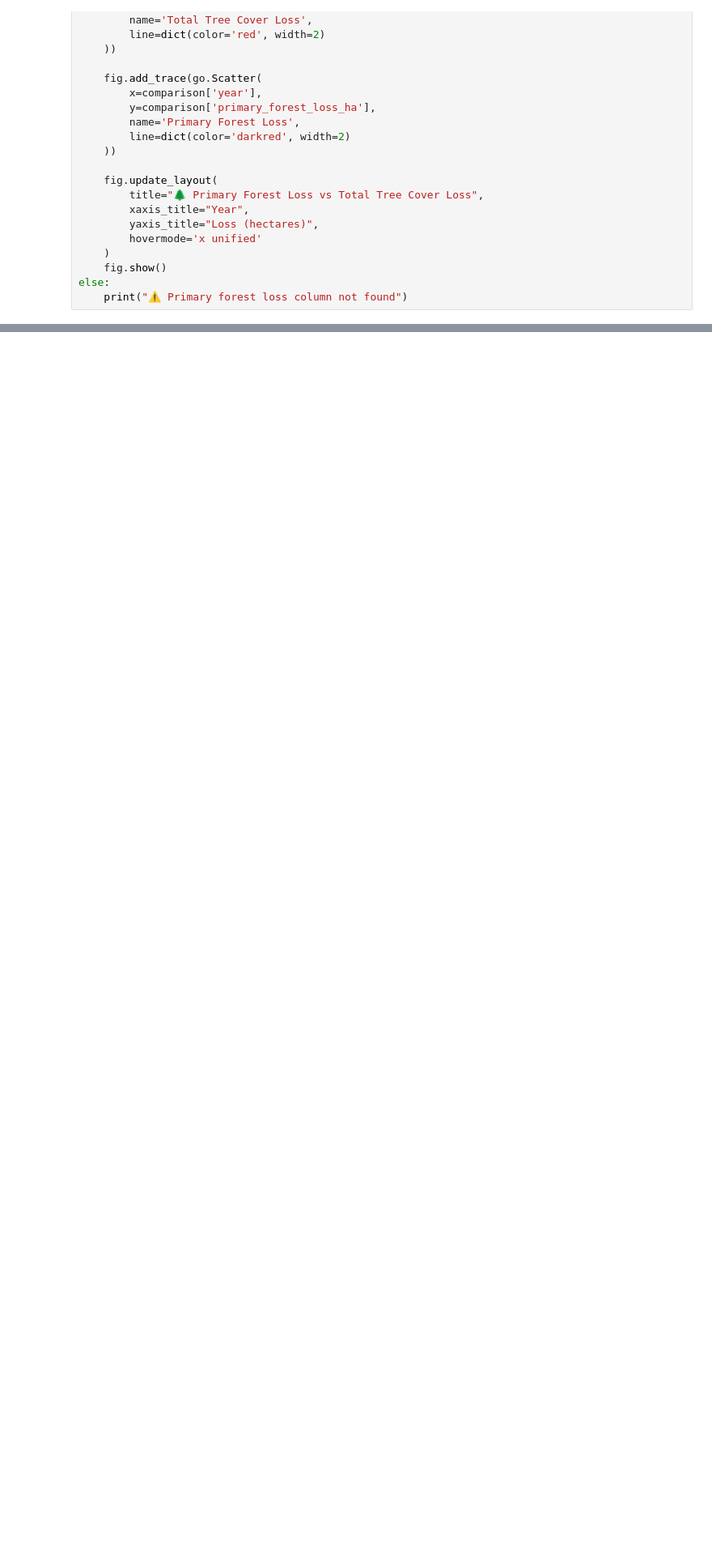
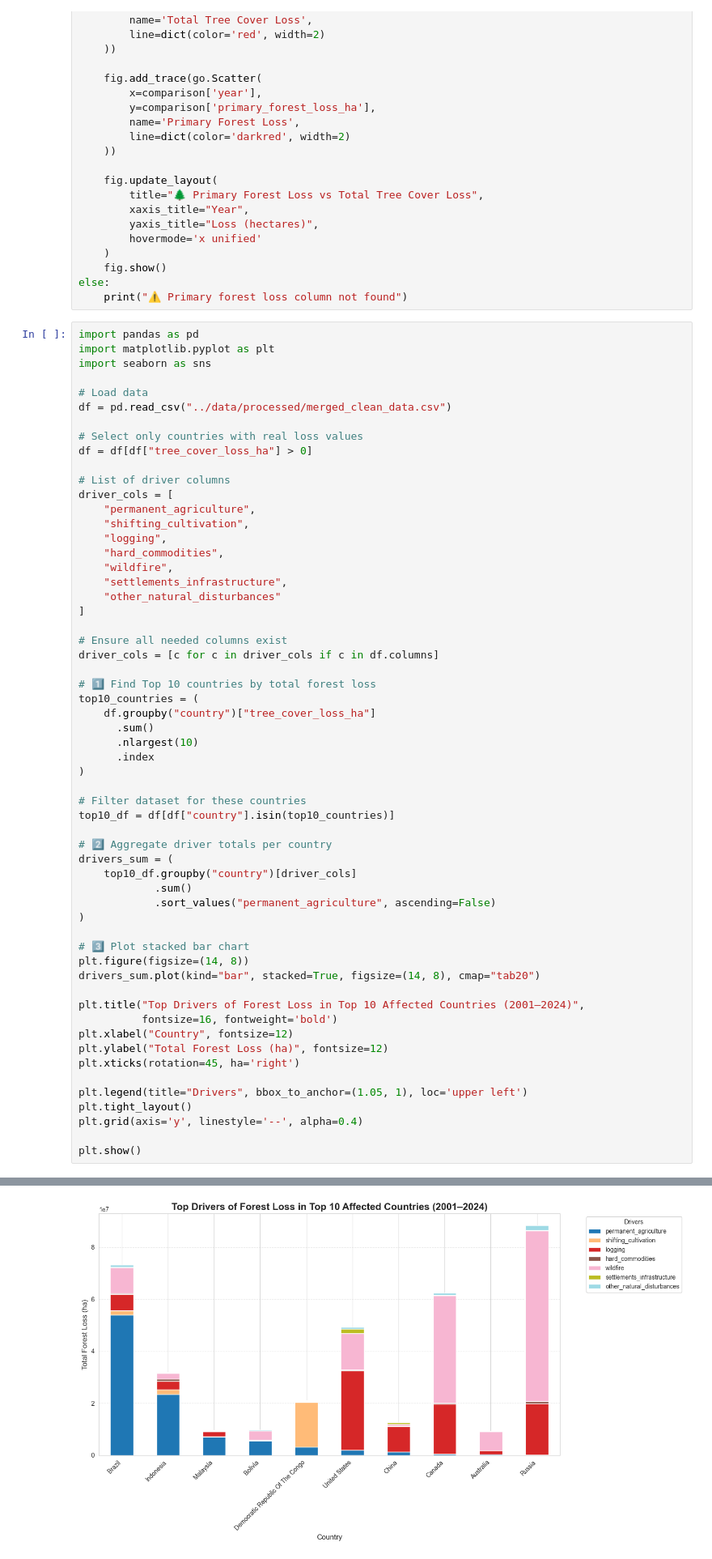
Before and after one commit to dantawalli/AISS-forest-restoration-project, a Jupyter notebook: notebooks/03_exploratory_data_analysis.ipynb, the cells around one changed output, grey strips where cells are left out. Shown at 81% size. Saved outputs shown, nothing was run; the diff lists cells and outputs as text; blank space fills up the shorter version.

Commit message:
Add the main drivers per top tree cover lost countries and primary lost countries

```diff
--- a/notebooks/03_exploratory_data_analysis.ipynb
+++ b/notebooks/03_exploratory_data_analysis.ipynb
@@ -319,3 +341,62 @@ if 'primary_forest_loss_ha' in df.columns:
     fig.show()
 else:
     print("⚠️ Primary forest loss column not found")
+# %%
+import pandas as pd
+import matplotlib.pyplot as plt
+import seaborn as sns
+
+# Load data
+df = pd.read_csv("../data/processed/merged_clean_data.csv")
+
+# Select only countries with real loss values
+df = df[df["tree_cover_loss_ha"] > 0]
+
+# List of driver columns
+driver_cols = [
+    "permanent_agriculture",
+    "shifting_cultivation",
+    "logging",
+    "hard_commodities",
+    "wildfire",
+    "settlements_infrastructure",
+    "other_natural_disturbances"
+]
+
+# Ensure all needed columns exist
+driver_cols = [c for c in driver_cols if c in df.columns]
+
+# 1️⃣ Find Top 10 countries by total forest loss
+top10_countries = (
+    df.groupby("country")["tree_cover_loss_ha"]
+      .sum()
+      .nlargest(10)
+      .index
+)
+
+# Filter dataset for these countries
+top10_df = df[df["country"].isin(top10_countries)]
+
+# 2️⃣ Aggregate driver totals per country
+drivers_sum = (
+    top10_df.groupby("country")[driver_cols]
+            .sum()
+            .sort_values("permanent_agriculture", ascending=False)
+)
+
+# 3️⃣ Plot stacked bar chart
+plt.figure(figsize=(14, 8))
+drivers_sum.plot(kind="bar", stacked=True, figsize=(14, 8), cmap="tab20")
+
+plt.title("Top Drivers of Forest Loss in Top 10 Affected Countries (2001–2024)",
+          fontsize=16, fontweight='bold')
+plt.xlabel("Country", fontsize=12)
+plt.ylabel("Total Forest Loss (ha)", fontsize=12)
+plt.xticks(rotation=45, ha='right')
+
+plt.legend(title="Drivers", bbox_to_anchor=(1.05, 1), loc='upper left')
+plt.tight_layout()
+plt.grid(axis='y', linestyle='--', alpha=0.4)
+
+plt.show()
+# %% [output]
@@ -321,0 +404 @@ else:
+[figure, added]
```
Also changed, not shown: parts of 4 cells of this notebook.
